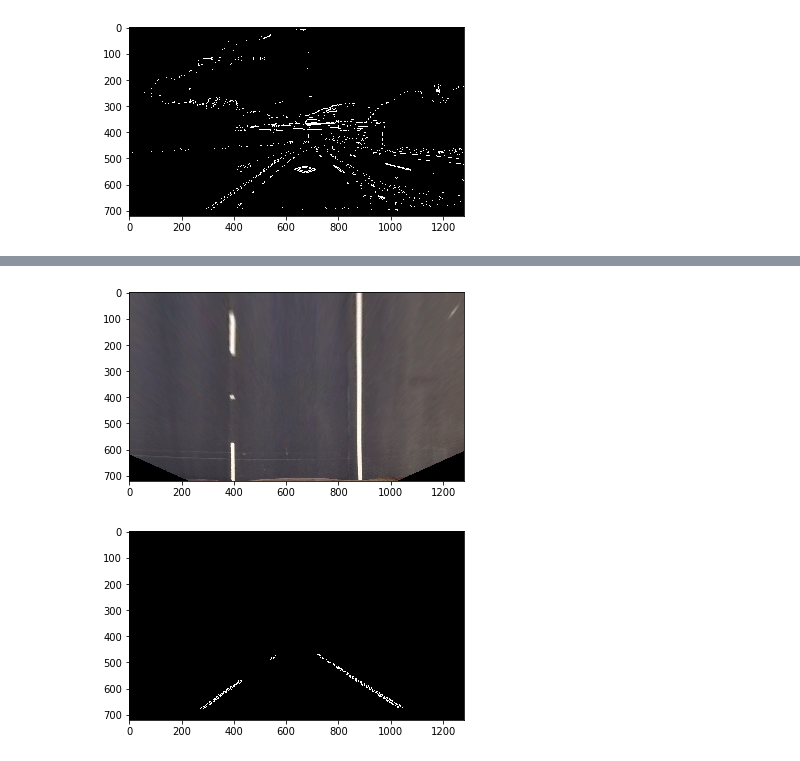
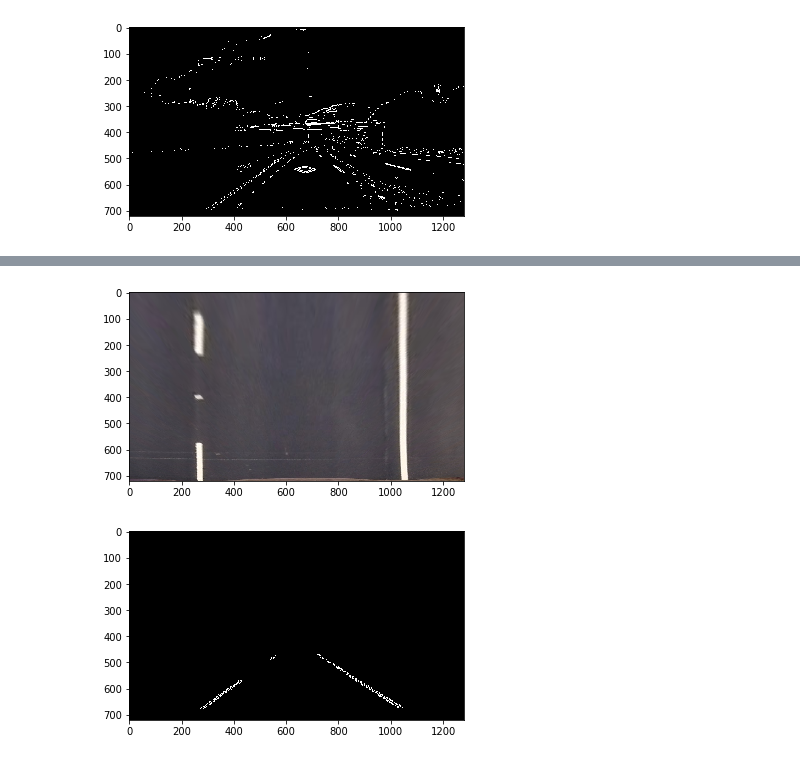
Before and after one commit to artxj/CarND-Advanced-Lane-Lines, a Jupyter notebook: lane_finder.ipynb, the cells around one changed output, grey strips where cells are left out. Cells and saved outputs as stored; diff of their text form; code cells hidden in the pictures.

```diff
--- a/lane_finder.ipynb
+++ b/lane_finder.ipynb
@@ -419,33 +418,33 @@ array([[0, 0, 0, ..., 0, 0, 0],
 # %%
 """
 Calculate a perspective matrix
 """
 
 image = read_image('./test_images/straight_lines2.jpg')
 # src = np.float32([[589, 454], [695, 454], [1048, 682], [275, 682]])
 # dst = np.float32([[272, 0], [1037, 0], [1037, 720], [272, 720]])
 
 # src = np.float32([[558, 476], [730, 476], [1048, 682], [275, 682]])
 
 # src = np.float32([[460, 546], [836, 546], [1048, 682], [275, 682]])
 # dst = np.float32([[272, 0], [1037, 0], [1037, 720], [272, 720]])
 
 # src = np.float32([[568, 470], [721, 470], [1048, 682], [275, 682]])
 # dst = np.float32([[272, 0], [1037, 0], [1037, 720], [272, 720]])
 
 src = np.float32([[568, 470], [721, 470], [1048, 682], [275, 682]])
-dst = np.float32([[400, 0], [880, 0], [880, 720], [400, 720]])
+dst = np.float32([[275, 0], [1048, 0], [1048, 720], [275, 720]])
 
 perspective_M = get_perspective_transform(src, dst)
 perspective_Minv = get_perspective_transform(dst, src)
 
 def test_perspective(image, M, image_size):
     image = warp_perspective(image, M, image_size)
     show_image(image)
 
 test_perspective(image, perspective_M, image_size)
 # %% [output]
-[figure, old version]
+[figure, new version]
 # %%
 
 image = read_image('./test_images/straight_lines2.jpg')
```
Also changed, not shown: parts of 12 cells of this notebook.
